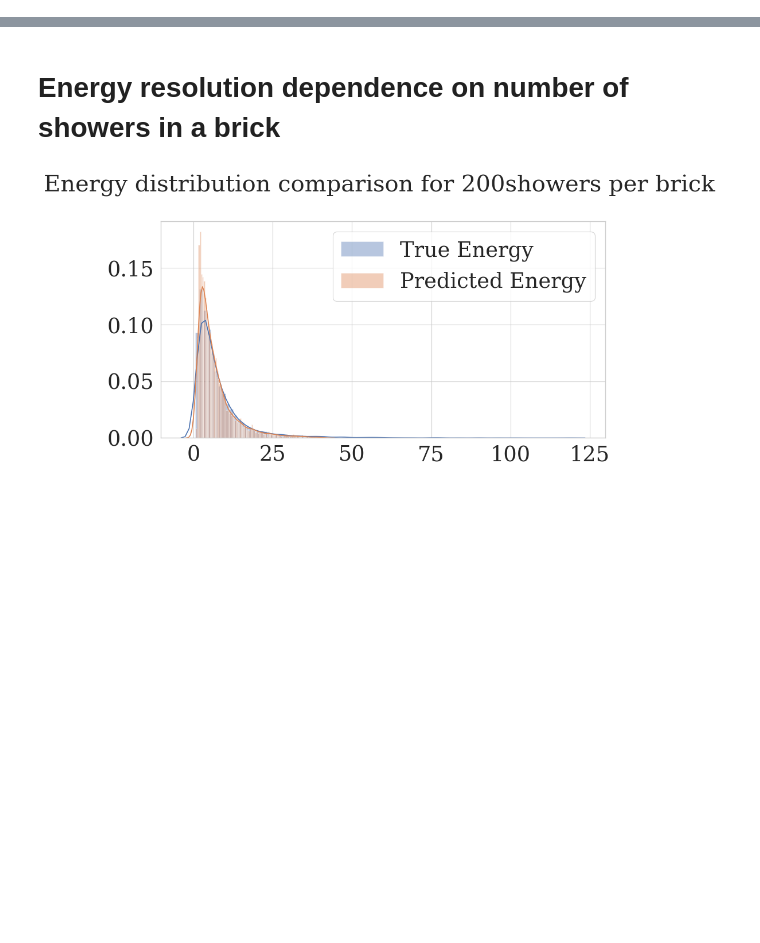
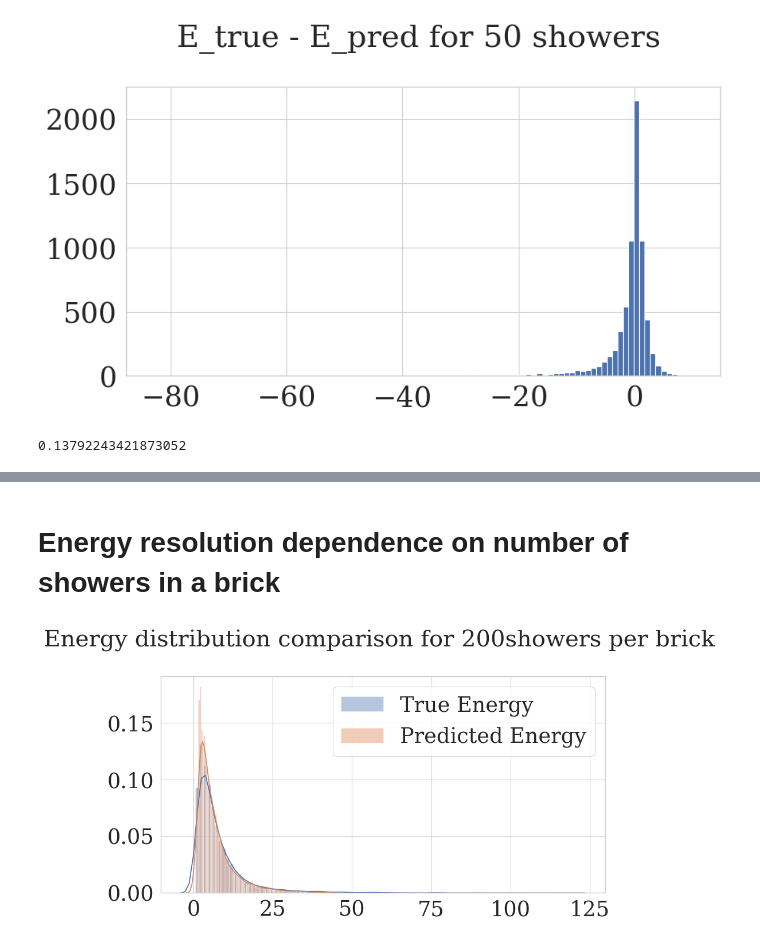
Before and after one commit to ketrint/ElectromagneticShowersReconstruction, a Jupyter notebook: ER_results.ipynb, the cells around one changed output, grey strips where cells are left out. Cells and saved outputs as stored; diff of their text form; code cells hidden in the pictures; blank space fills up the shorter version.

```diff
--- a/ER_results.ipynb
+++ b/ER_results.ipynb
@@ -131,0 +142,10 @@ plt.show()
+# %%
+plt.figure(figsize=(10, 5), dpi=100)
+plt.title('E_true - E_pred for 50 showers \n')
+plt.hist(E_pred_50 - E_true_50, bins=100);
+# %% [output]
+[figure, added]
+# %%
+1-len(E_true_rand)/len(E_true_all)
+# %% [output]
+0.13792243421873052
```
Also changed, not shown: parts of 34 cells of this notebook.
